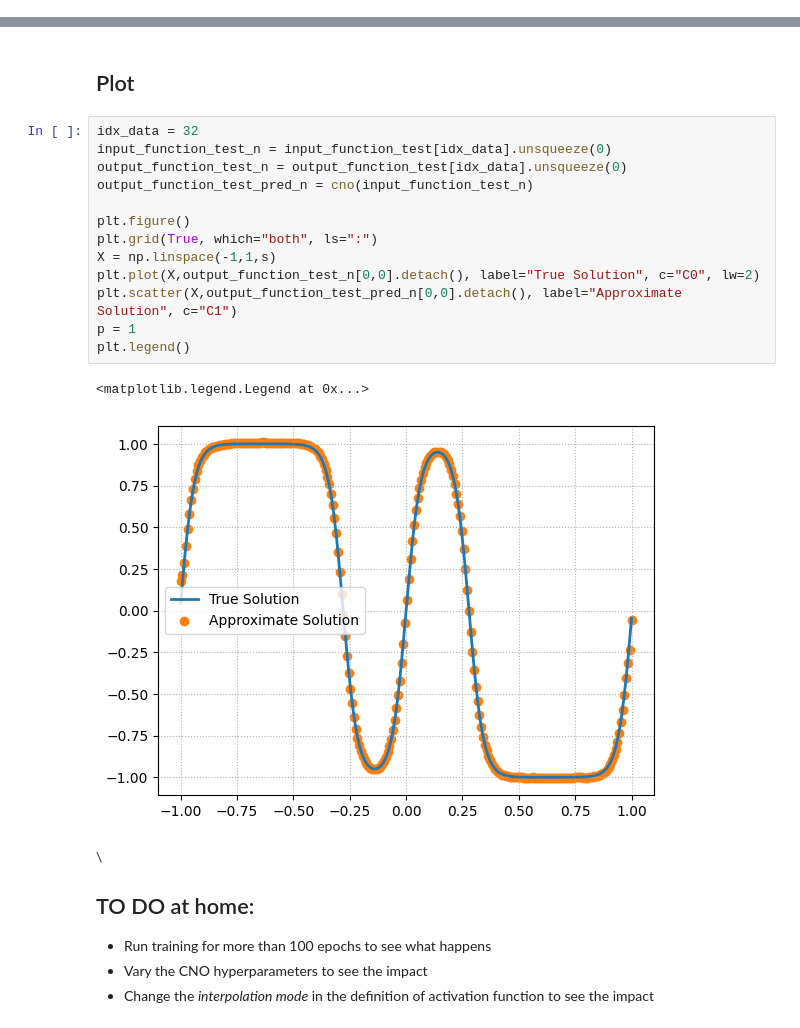
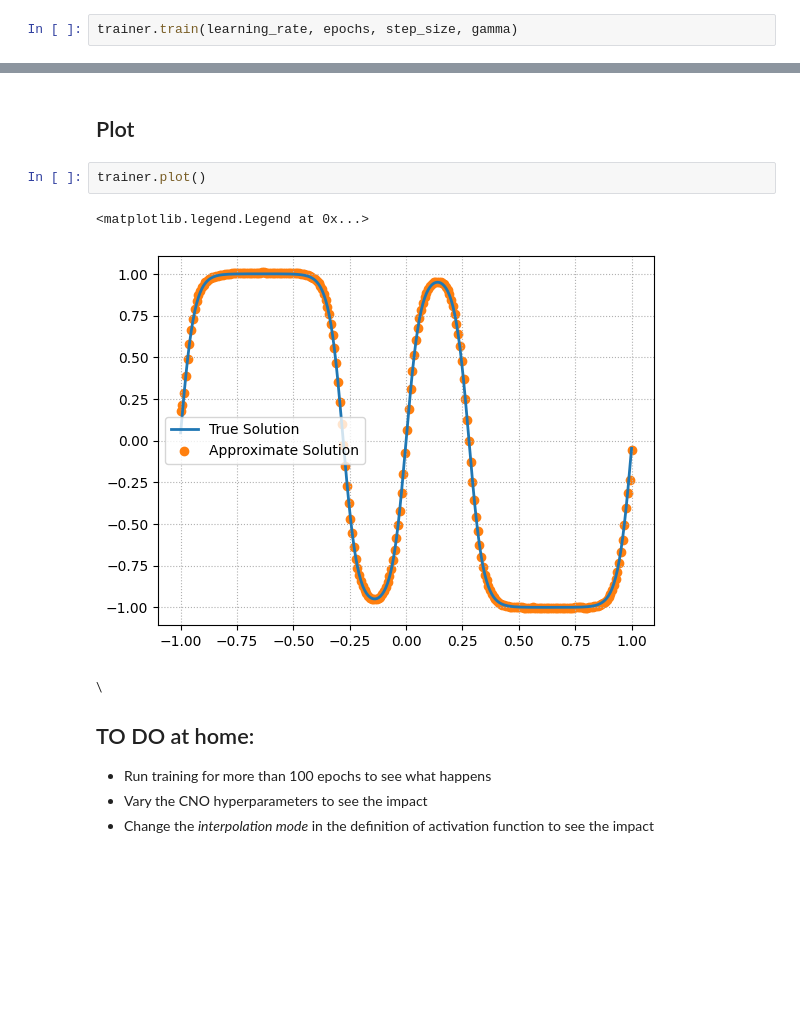
Before and after one commit to carlalozu/AICSE, a Jupyter notebook: tutorial06/Tutorial_6_Operator_Learing_Convolutional_Neural_Operator.ipynb, the cells around one changed output, grey strips where cells are left out. Cells and saved outputs as stored; diff of their text form; blank space fills up the shorter version.

```diff
--- a/tutorial06/Tutorial_6_Operator_Learing_Convolutional_Neural_Operator.ipynb
+++ b/tutorial06/Tutorial_6_Operator_Learing_Convolutional_Neural_Operator.ipynb
@@ -585,0 +102,2 @@ for epoch in range(epochs):
+# %%
+trainer.train(learning_rate, epochs, step_size, gamma)
@@ -586,21 +122,10 @@ for epoch in range(epochs):
 # %% [markdown]
 ## Plot
-# %%
-idx_data = 32
-input_function_test_n = input_function_test[idx_data].unsqueeze(0)
-output_function_test_n = output_function_test[idx_data].unsqueeze(0)
-output_function_test_pred_n = cno(input_function_test_n)
-
-plt.figure()
-plt.grid(True, which="both", ls=":")
-X = np.linspace(-1,1,s)
-plt.plot(X,output_function_test_n[0,0].detach(), label="True Solution", c="C0", lw=2)
-plt.scatter(X,output_function_test_pred_n[0,0].detach(), label="Approximate Solution", c="C1")
-p = 1
-plt.legend()
-# %% [output]
-<matplotlib.legend.Legend at 0x...>
-[figure, removed]
+# %%
+trainer.plot()
+# %% [output]
+<matplotlib.legend.Legend at 0x...>
+[figure, added]
 # %% [markdown]
 \\
 
```
Also changed, not shown: parts of 16 cells of this notebook, 4 other files.
